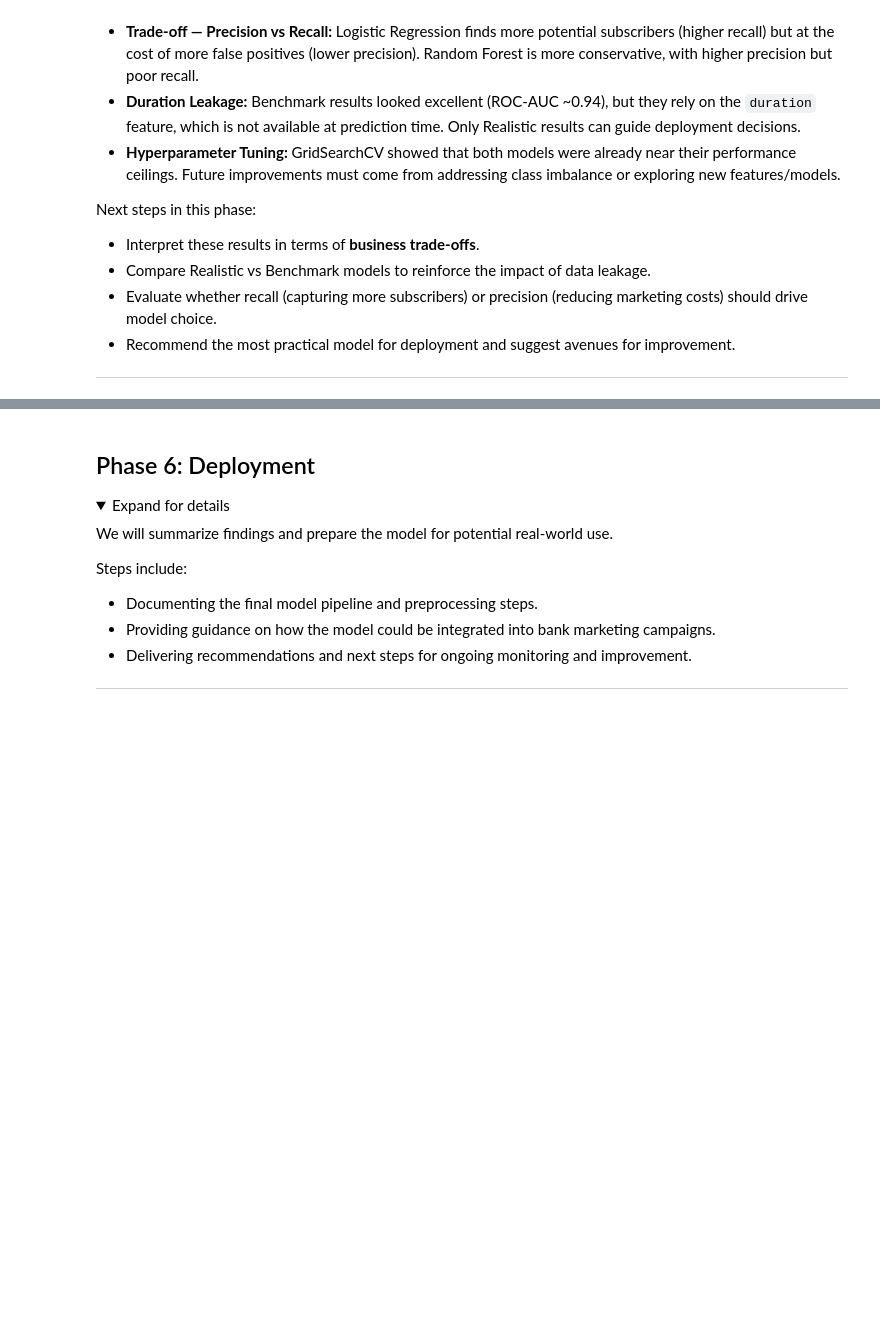
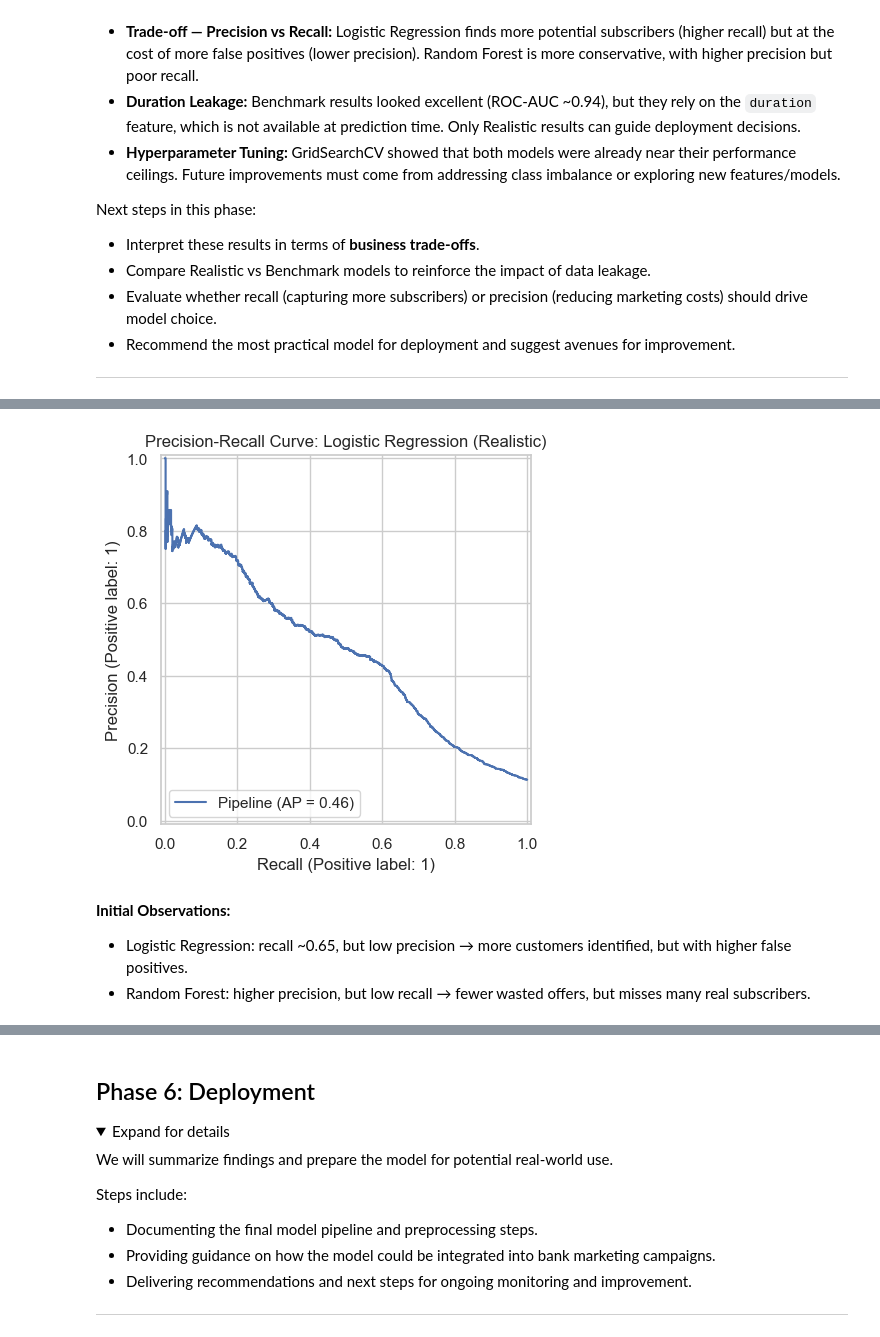
Before and after one commit to randel-bjorkquist/jupyter-notebooks-vscode, a Jupyter notebook: Project2_Machine_Learning.ipynb, the cells around one changed output, grey strips where cells are left out. Saved outputs shown, nothing was run; the diff lists cells and outputs as text; code cells hidden in the pictures; folded sections open; blank space fills up the shorter version.

```diff
--- a/Project2_Machine_Learning.ipynb
+++ b/Project2_Machine_Learning.ipynb
@@ -1394,0 +1467,15 @@ Next steps in this phase:
+# %%
+from sklearn.metrics import PrecisionRecallDisplay
+
+# Precision-Recall curve for the best Logistic Regression Model (Realistic)
+disp = PrecisionRecallDisplay.from_estimator(log_reg_realistic, Xr_test, yr_test)
+disp.ax_.set_title("Precision-Recall Curve: Logistic Regression (Realistic)")
+
+plt.title("Precision-Recall Curve: Logistic Regression (Realistic)")
+plt.show()
+# %% [output]
+[figure, added]
+# %% [markdown]
+**Initial Observations:**
+- Logistic Regression: recall ~0.65, but low precision → more customers identified, but with higher false positives.
+- Random Forest: higher precision, but low recall → fewer wasted offers, but misses many real subscribers.
```
Also changed, not shown: parts of 16 cells of this notebook.
